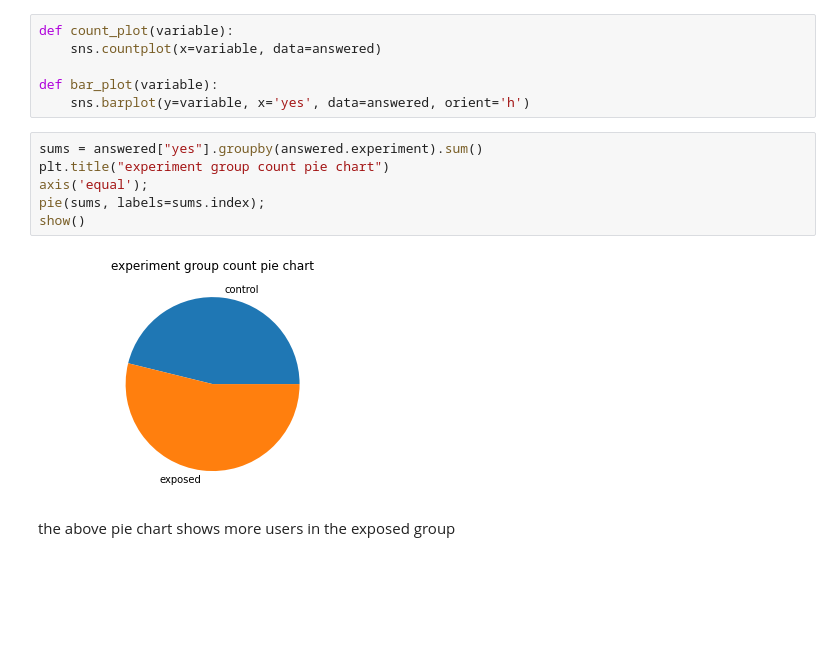
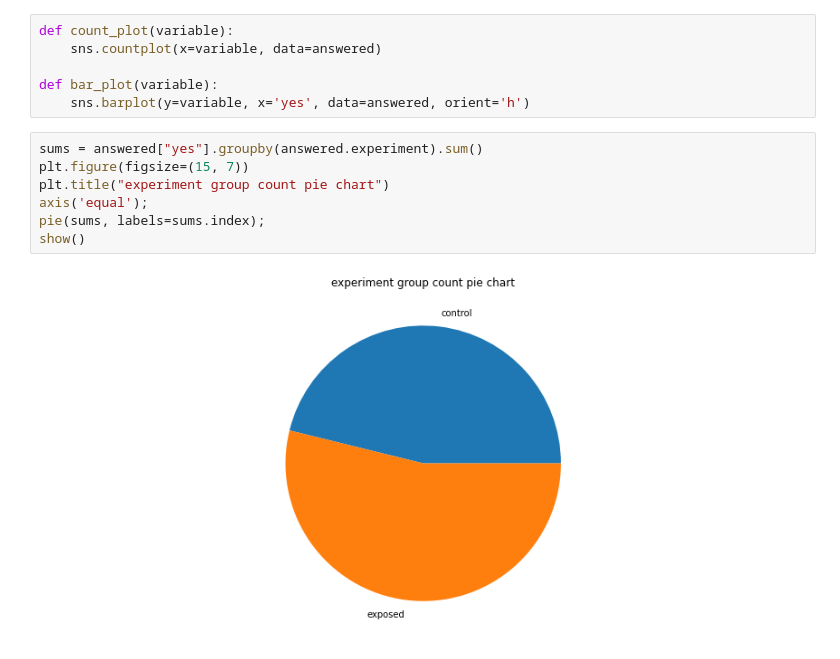
Before and after one commit to bezawitalemyimer/10xAc, a Jupyter notebook: week2_Adcampaign/notebooks/add_campaign.ipynb, the cells around one changed output. Saved outputs shown, nothing was run; the diff lists cells and outputs as text; blank space fills up the shorter version.

```diff
--- a/week2_Adcampaign/notebooks/add_campaign.ipynb
+++ b/week2_Adcampaign/notebooks/add_campaign.ipynb
@@ -156,11 +160,10 @@ def bar_plot(variable):
     sns.barplot(y=variable, x='yes', data=answered, orient='h')
 # %%
 sums = answered["yes"].groupby(answered.experiment).sum()
+plt.figure(figsize=(15, 7))
 plt.title("experiment group count pie chart")
 axis('equal');
 pie(sums, labels=sums.index);
 show()
 # %% [output]
-[figure, old version]
+[figure, new version]
-# %% [markdown]
-the above pie chart shows more users in the exposed group
```
Also changed, not shown: parts of 31 cells of this notebook.
